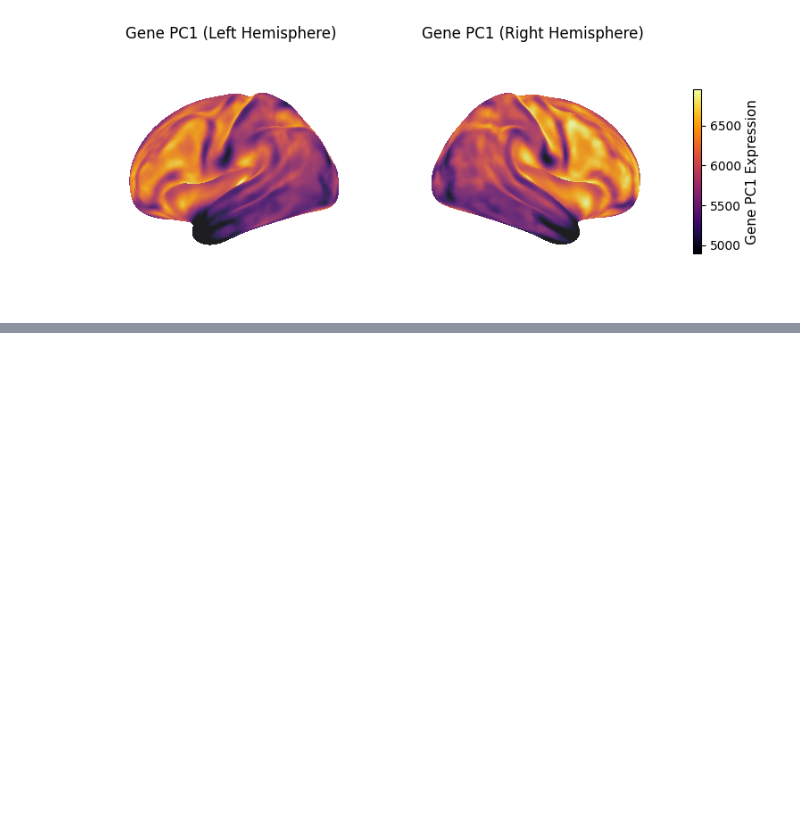
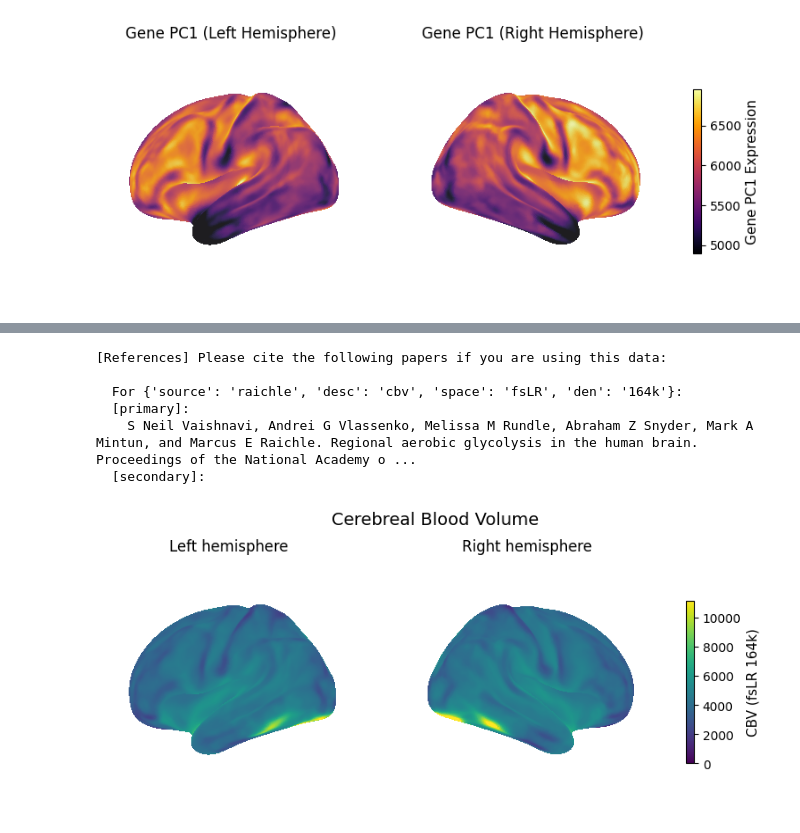
Before and after one commit to kesouder/dsc-neuroImages, a Jupyter notebook: project1.ipynb, the cells around one changed output, grey strips where cells are left out. Drawn from its saved outputs; the diff is of its cells as text; code cells hidden in the pictures; blank space fills up the shorter version.

```diff
--- a/project1.ipynb
+++ b/project1.ipynb
@@ -1185,0 +1413,64 @@ plt.show()
+# %%
+
+cbv = fetch_annotation(source='raichle',desc='cbv', space='fsLR', den='164k')
+data = load_data(cbv)
+
+
+vmin, vmax = np.percentile(data[~np.isnan(data)], [1, 99])
+
+# Fetch fsLR 32k surfaces
+fslr = fetch_atlas('fsLR', density='164k')
+surf_l = fslr['inflated'].L
+surf_r = fslr['inflated'].R
+
+data_l = load_data(cbv[0])
+data_r = load_data(cbv[1])
+
+fig = plt.figure(figsize=(10, 4))
+
+# left hemi
+ax1 = fig.add_subplot(1, 2, 1, projection='3d')
+plotting.plot_surf(
+    surf_mesh=surf_l,
+    surf_map=data_l,
+    hemi='left',
+    view='lateral',
+    cmap='viridis',
+    vmin=vmin,
+    vmax=vmax,
+    colorbar=False,
+    axes=ax1,
+    title='Left hemisphere'
+)
+
+# right hemi
+ax2 = fig.add_subplot(1, 2, 2, projection='3d')
+plotting.plot_surf(
+    surf_mesh=surf_r,
+    surf_map=data_r,
+    hemi='right',
+    view='lateral',
+    cmap='viridis',
+    vmin=vmin,
+    vmax=vmax,
+    colorbar=False,
+    axes=ax2,
+    title='Right hemisphere'
+)
+
+# color bar
+sm = plt.cm.ScalarMappable(cmap='viridis')
+sm.set_clim(vmin, vmax)
+cbar = fig.colorbar(sm, ax=[ax1, ax2], shrink=0.6, location='right')
+cbar.set_label('CBV (fsLR 164k)', fontsize=11)
+
+plt.suptitle("Cerebreal Blood Volume", fontsize=14)
+plt.show()
+# %% [output]
+[References] Please cite the following papers if you are using this data:
+
+  For {'source': 'raichle', 'desc': 'cbv', 'space': 'fsLR', 'den': '164k'}:
+  [primary]:
+    S Neil Vaishnavi, Andrei G Vlassenko, Melissa M Rundle, Abraham Z Snyder, Mark A Mintun, and Marcus E Raichle. Regional aerobic glycolysis in the human brain. Proceedings of the National Academy o ...
+  [secondary]:
+[figure, added]
```
Also changed, not shown: parts of 5 cells of this notebook, 1 other file.
